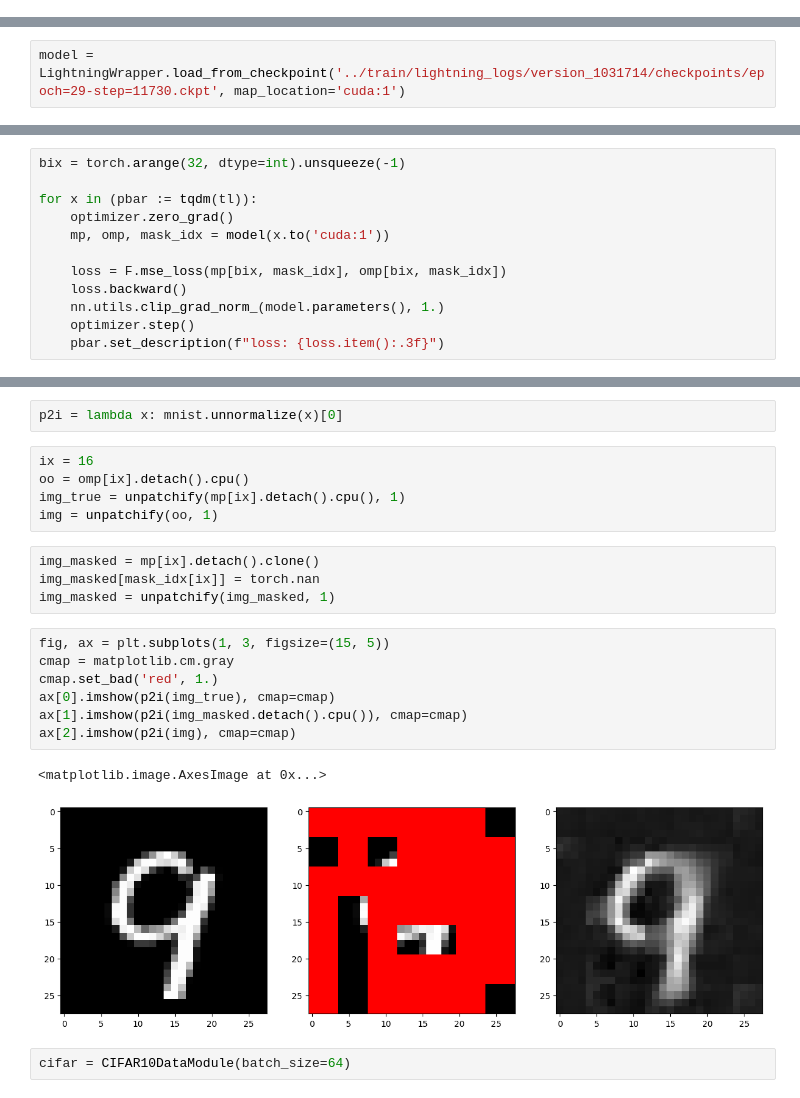
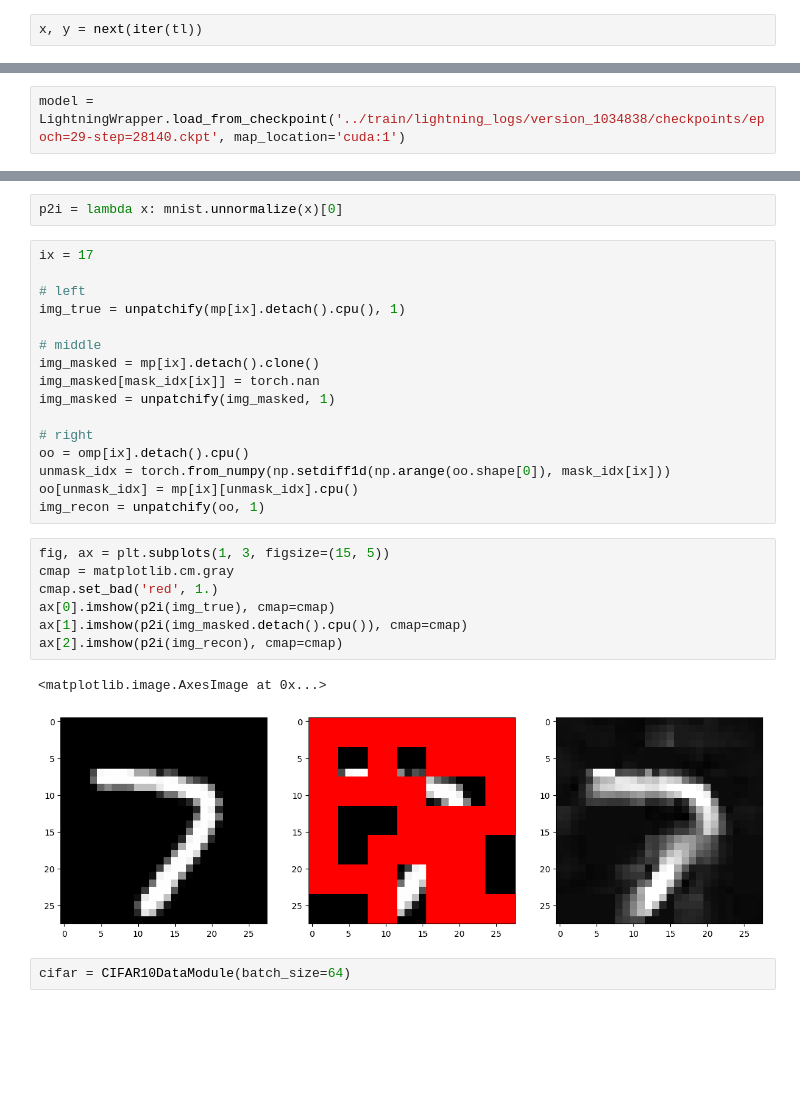
Before and after one commit to al-jshen/gpt, a Jupyter notebook: notebooks/MAE.ipynb, the cells around one changed output, grey strips where cells are left out. Drawn from its saved outputs; the diff is of its cells as text; blank space fills up the shorter version.

```diff
--- a/notebooks/MAE.ipynb
+++ b/notebooks/MAE.ipynb
@@ -49,0 +25,2 @@ mm.sh
+# %%
+x, y = next(iter(tl))
@@ -50,5 +31,5 @@ mm.sh
 # %%
-model = LightningWrapper.load_from_checkpoint('../train/lightning_logs/version_1031714/checkpoints/epoch=29-step=11730.ckpt', map_location='cuda:1')
+model = LightningWrapper.load_from_checkpoint('../train/lightning_logs/version_1034838/checkpoints/epoch=29-step=28140.ckpt', map_location='cuda:1')
 # %% [output]
 /scratch/gpfs/js5013/.conda/envs/foundation/lib/python3.11/site-packages/lightning/pytorch/utilities/parsing.py:198: Attribute 'vit' is an instance of `nn.Module` and is already saved during checkpoin ...
 # %%
@@ -80,15 +59,3 @@ optimizer = optim.Adam(model.parameters(), lr=1e-3)
-# %%
-bix = torch.arange(32, dtype=int).unsqueeze(-1)
-
-for x in (pbar := tqdm(tl)):
-    optimizer.zero_grad()
-    mp, omp, mask_idx = model(x.to('cuda:1'))
-
-    loss = F.mse_loss(mp[bix, mask_idx], omp[bix, mask_idx])
-    loss.backward()
-    nn.utils.clip_grad_norm_(model.parameters(), 1.)
-    optimizer.step()
-    pbar.set_description(f"loss: {loss.item():.3f}")
 # %%
 tll = mnist.test_dataloader()
 # %%
@@ -98,25 +65,32 @@ with torch.no_grad():
     mp, omp, mask_idx = model(x.to('cuda:1'))
 # %%
 p2i = lambda x: mnist.unnormalize(x)[0]
-# %%
-ix = 16
-oo = omp[ix].detach().cpu()
-img_true = unpatchify(mp[ix].detach().cpu(), 1)
-img = unpatchify(oo, 1)
-# %%
-img_masked = mp[ix].detach().clone()
-img_masked[mask_idx[ix]] = torch.nan
-img_masked = unpatchify(img_masked, 1)
+# %%
+ix = 17
+
+# left
+img_true = unpatchify(mp[ix].detach().cpu(), 1)
+
+# middle
+img_masked = mp[ix].detach().clone()
+img_masked[mask_idx[ix]] = torch.nan
+img_masked = unpatchify(img_masked, 1)
+
+# right
+oo = omp[ix].detach().cpu()
+unmask_idx = torch.from_numpy(np.setdiff1d(np.arange(oo.shape[0]), mask_idx[ix]))
+oo[unmask_idx] = mp[ix][unmask_idx].cpu()
+img_recon = unpatchify(oo, 1)
 # %%
 fig, ax = plt.subplots(1, 3, figsize=(15, 5))
 cmap = matplotlib.cm.gray
 cmap.set_bad('red', 1.)
 ax[0].imshow(p2i(img_true), cmap=cmap)
 ax[1].imshow(p2i(img_masked.detach().cpu()), cmap=cmap)
-ax[2].imshow(p2i(img), cmap=cmap)
+ax[2].imshow(p2i(img_recon), cmap=cmap)
 # %% [output]
 <matplotlib.image.AxesImage at 0x...>
-[figure, old version]
+[figure, new version]
 # %%
 cifar = CIFAR10DataModule(batch_size=64)
 # %%
```
Also changed, not shown: parts of 26 cells of this notebook, 7 other files.
